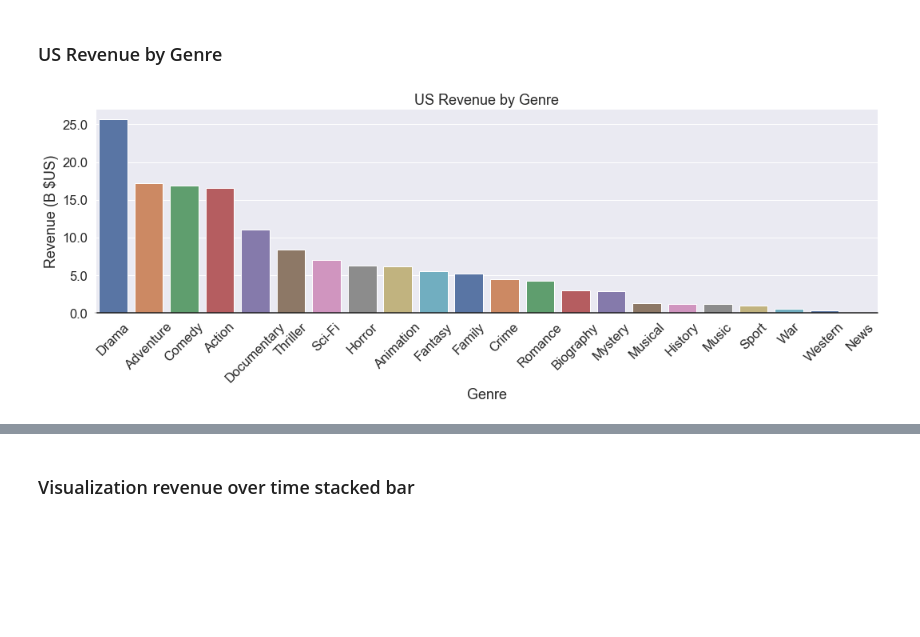
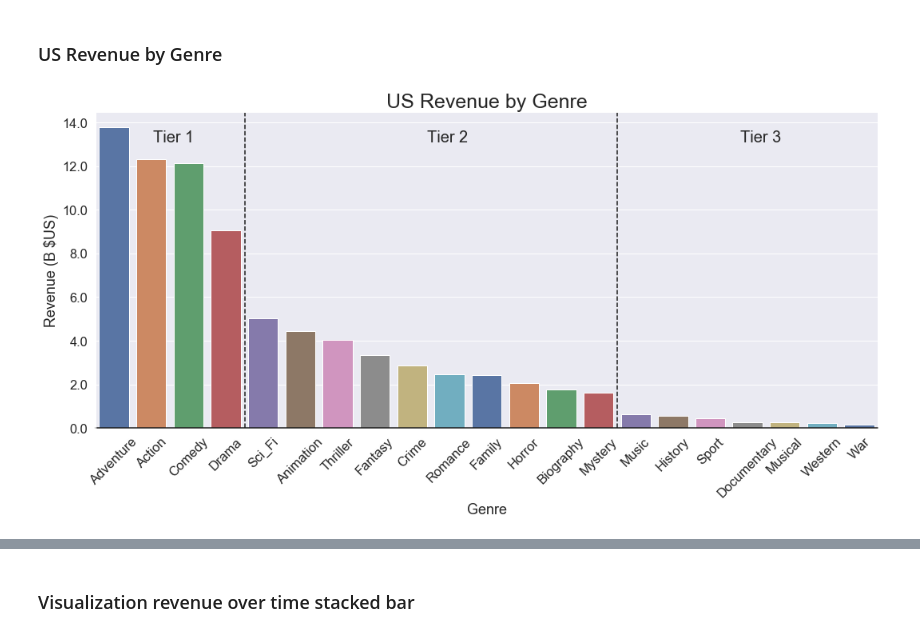
Before and after one commit to RumTumTum/mod_1_project, a Jupyter notebook: Revenue_by_genre_v2.ipynb, the cells around one changed output, grey strips where cells are left out. Saved outputs shown, nothing was run; the diff lists cells and outputs as text; code cells hidden in the pictures; blank space fills up the shorter version.

Commit message:
clean up charts with text and lines

```diff
--- a/Revenue_by_genre_v2.ipynb
+++ b/Revenue_by_genre_v2.ipynb
@@ -68,19 +22,34 @@ memory usage: 345.0+ KB
 # %%
+# add global profit
+combined['profit'] = combined.worldwide_gross - combined.production_budget
 # add the genre_count variable to combined
 combined['genre_count'] = combined.genres.map(lambda x: int(len(x)))
 #create list of genres
-genre_list = list(combined.loc[:,'Action':'Short'].keys())
+genre_list = list(combined.loc[:,'action':'musical'].keys())
 #create dict of genres with value = 0
 genre_dict = {}
 
+# aggregate various revenue and profitability metrics by genre
 for genre in genre_list:
     genre_dict[genre] = []
-    genre_dict[genre].append (combined[genre].sum())
+    genre_dict[genre].append (int(combined[genre].sum()))
     genre_dict[genre].append (combined[combined[genre]==1]['domestic_gross'].sum())
     genre_dict[genre].append ((combined[combined[genre]==1]['domestic_gross'] / combined[combined[genre]==1]['genre_count']).sum())
+    genre_dict[genre].append (combined[combined[genre]==1]['worldwide_gross'].sum())
+    genre_dict[genre].append (combined[combined[genre]==1]['production_budget'].sum())
+    genre_dict[genre].append (combined[combined[genre]==1]['profit'].sum())
+    genre_dict[genre].append (combined[combined[genre]==1]['profit'].median())
+
 
 #convert to df
-genre_df = pd.DataFrame.from_dict(genre_dict, orient= 'index', columns = ['count', 'domestic_gross', 'domestic_gross_dltd'])
+genre_df = pd.DataFrame.from_dict(genre_dict, orient= 'index', columns = ['count_movies', 'domestic_gross', 'domestic_gross_dltd','worldwide_gross','production_budget','profit','median_profit_per_movie'])
 genre_df.reset_index(inplace = True)
 genre_df.rename(columns = {'index': 'genre'},inplace = True)
+
+#calculate various other metrics
+genre_df['ROI'] = genre_df.profit / genre_df.production_budget
+genre_df['mean_profit_per_movie'] = genre_df.profit / genre_df.count_movies
+
+#capitalize genre for charting
+genre_df['genre_capitalized'] = genre_df.genre.map(lambda x: str(x).title())
 # genre_df
@@ -124,30 +90,43 @@ year_df
 ### US Revenue by Genre
 # %%
 # Set up the matplotlib figure
-f, ax1 = plt.subplots(1, 1, figsize=(15, 5), sharex=True)
+h = 7
+l = 15
+text_height = 0.92
+f, ax1 = plt.subplots(1, 1, figsize=(l, h), sharex=True)
 # plot = sns.barplot(x = 'genre', y = 'domestic_gross_dltd', data = genre_df.sort_values(by='domestic_gross_dltd', ascending=False))
 
 #Add Data
-sns.barplot(x = 'genre', y = 'domestic_gross_dltd', data = genre_df[genre_df.domestic_gross_dltd > 0].sort_values(by='domestic_gross_dltd', ascending=False), ax=ax1, palette="deep")
+sns.barplot(x = 'genre_capitalized', y = 'domestic_gross_dltd', data = genre_df[genre_df.domestic_gross_dltd > 0].sort_values(by='domestic_gross_dltd', ascending=False), ax=ax1, palette="deep")
 
 #Add Attributues
 ax1.axhline(0, color="k", clip_on=False)
 ax1.set_ylabel("Revenue (B $US)")
 ax1.set_xlabel("Genre")
-ax1.set_title("US Revenue by Genre")
+ax1.set_title("US Revenue by Genre", fontsize = 25)
+
+
+#Add vertical lines and text
+ax1.axvline(x=(l/3-l*0.1+0.02), color='k', linestyle='--')
+ax1.axvline(x=(l/3*3-l*0.1), color='k', linestyle='--')
+ax1.text(0.1,text_height,'Tier 1',fontsize=20,horizontalalignment='center',verticalalignment='center', transform=ax1.transAxes)
+ax1.text(0.45,text_height,'Tier 2',fontsize=20,horizontalalignment='center',verticalalignment='center', transform=ax1.transAxes)
+ax1.text(0.85,text_height,'Tier 3',fontsize=20,horizontalalignment='center',verticalalignment='center', transform=ax1.transAxes)
+
 
 sns.despine(bottom=True)
 # plt.setp(f.axes, yticks=[])  #adds / removes y-axis ticks
 plt.tight_layout(h_pad=2)
 plt.xticks(rotation=45)
 
 # ylabels = ['{:,.2f}'.format(y) + 'K' for y in ax1.get_xticks()/1000000]
 ax1.get_yaxis().set_major_formatter(plt.FuncFormatter(lambda x, loc: "{:,}".format(int(x)/10**9)))
 
 #make font larger
 sns.set(font_scale=1.5)
 
 #show plot
+plt.savefig('charts/revenue_by_genre.png')
 plt.show()
 # %% [output]
-[figure, old version]
+[figure, new version]
```
Also changed, not shown: parts of 14 cells of this notebook, 7 other files.
